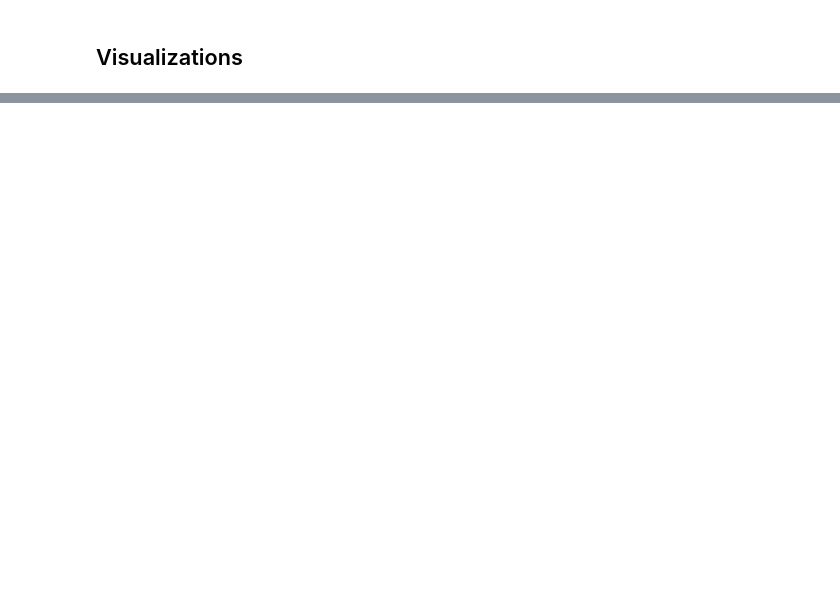
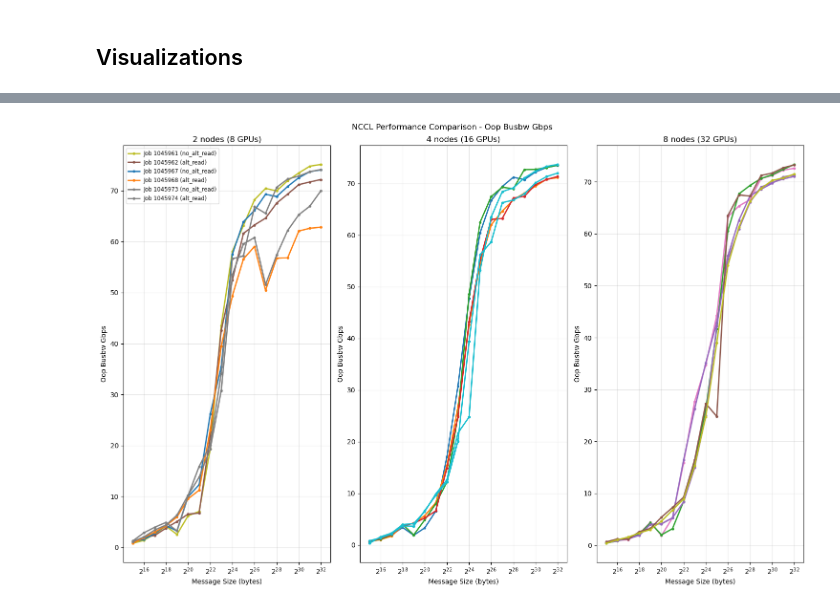
Before and after one commit to sparticlesteve/nccl-benchmarking, a Jupyter notebook: notebooks/plot_results.ipynb, the cells around one changed output, grey strips where cells are left out. Cells and saved outputs as stored; diff of their text form; code cells hidden in the pictures; blank space fills up the shorter version.

```diff
--- a/notebooks/plot_results.ipynb
+++ b/notebooks/plot_results.ipynb
@@ -48,0 +59,4 @@ plot_nccl_comparison_matrix(perf_df);
+# %%
+plot_nccl_comparison_matrix(perf_df);
+# %% [output]
+[figure, added]
```
Also changed, not shown: parts of 5 cells of this notebook.
